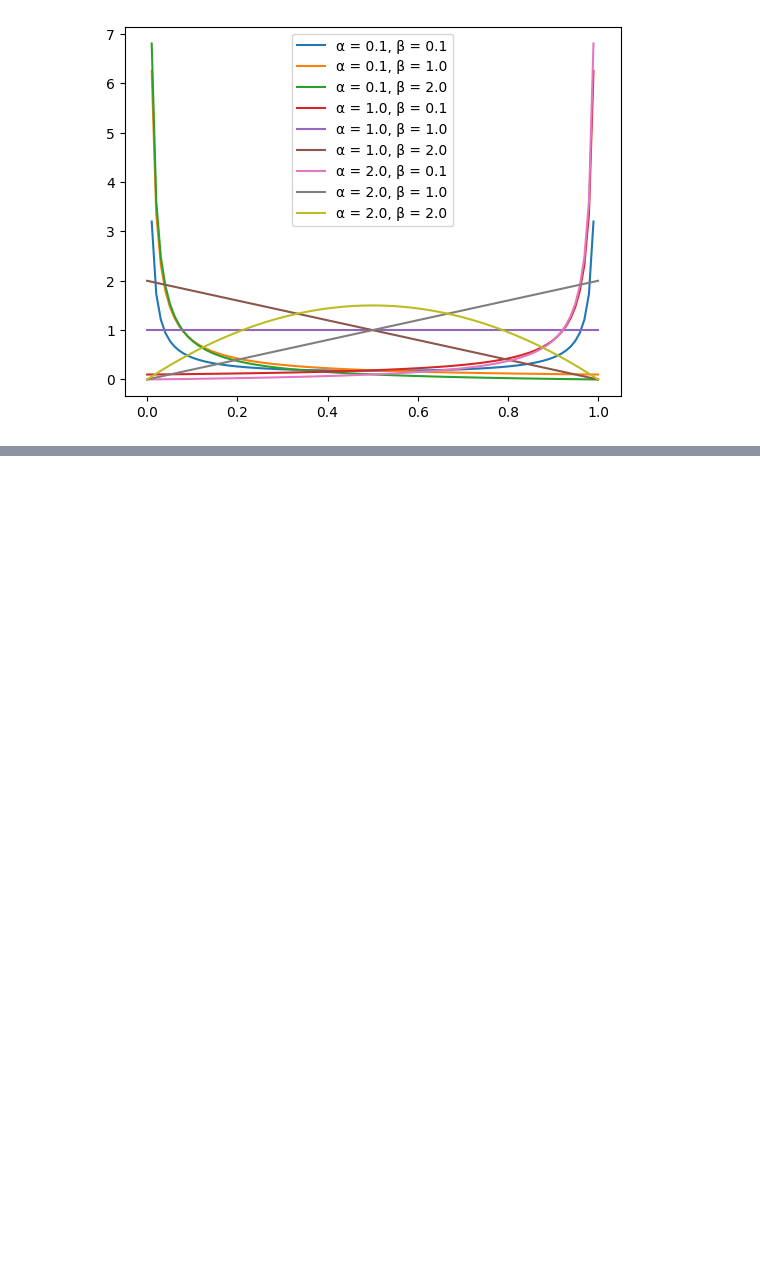
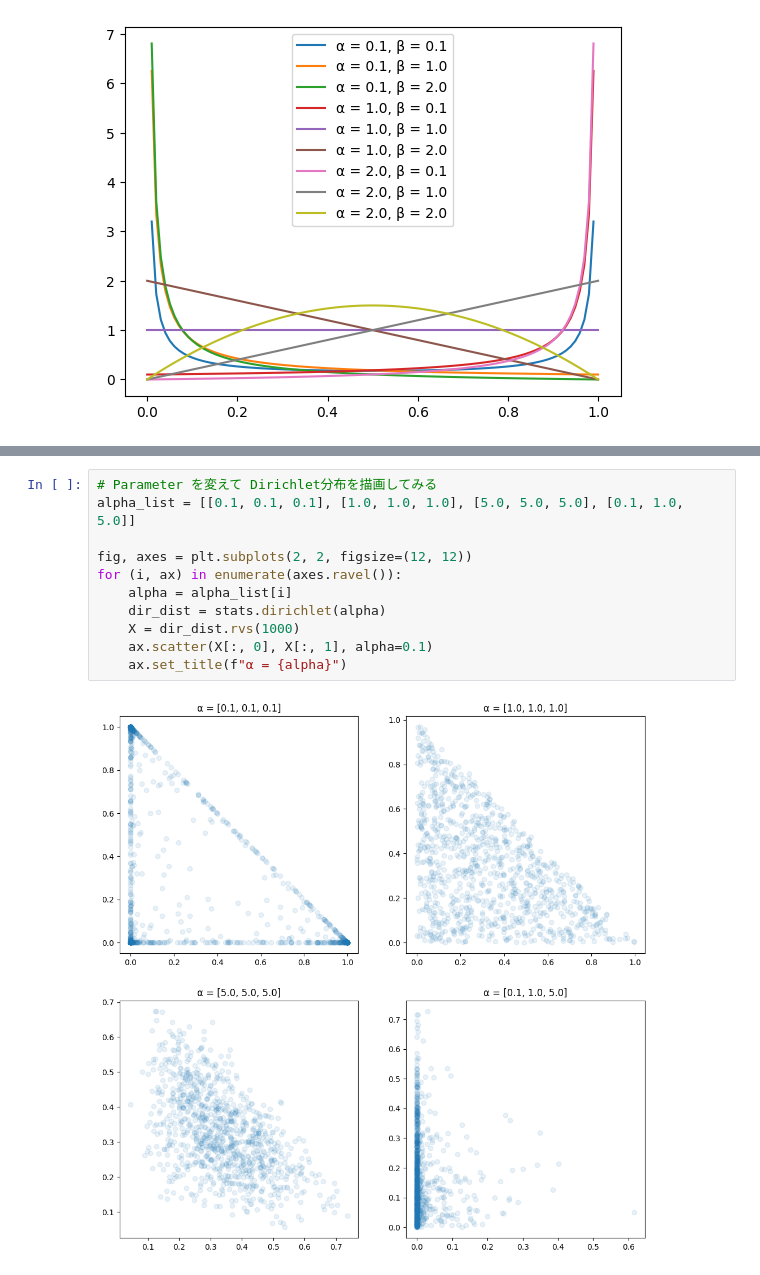
Before and after one commit to 1024xx4/bayes_machine_learning, a Jupyter notebook: probability_distribution.ipynb, the cells around one changed output, grey strips where cells are left out. Drawn from its saved outputs; the diff is of its cells as text; blank space fills up the shorter version.

```diff
--- a/probability_distribution.ipynb
+++ b/probability_distribution.ipynb
@@ -402,0 +422,13 @@ for alpha in alpha_list:
+# %%
+# Parameter を変えて Dirichlet分布を描画してみる
+alpha_list = [[0.1, 0.1, 0.1], [1.0, 1.0, 1.0], [5.0, 5.0, 5.0], [0.1, 1.0, 5.0]]
+
+fig, axes = plt.subplots(2, 2, figsize=(12, 12))
+for (i, ax) in enumerate(axes.ravel()):
+    alpha = alpha_list[i]
+    dir_dist = stats.dirichlet(alpha)
+    X = dir_dist.rvs(1000)
+    ax.scatter(X[:, 0], X[:, 1], alpha=0.1)
+    ax.set_title(f"α = {alpha}")
+# %% [output]
+[figure, added]
```
Also changed, not shown: parts of 7 cells of this notebook.
